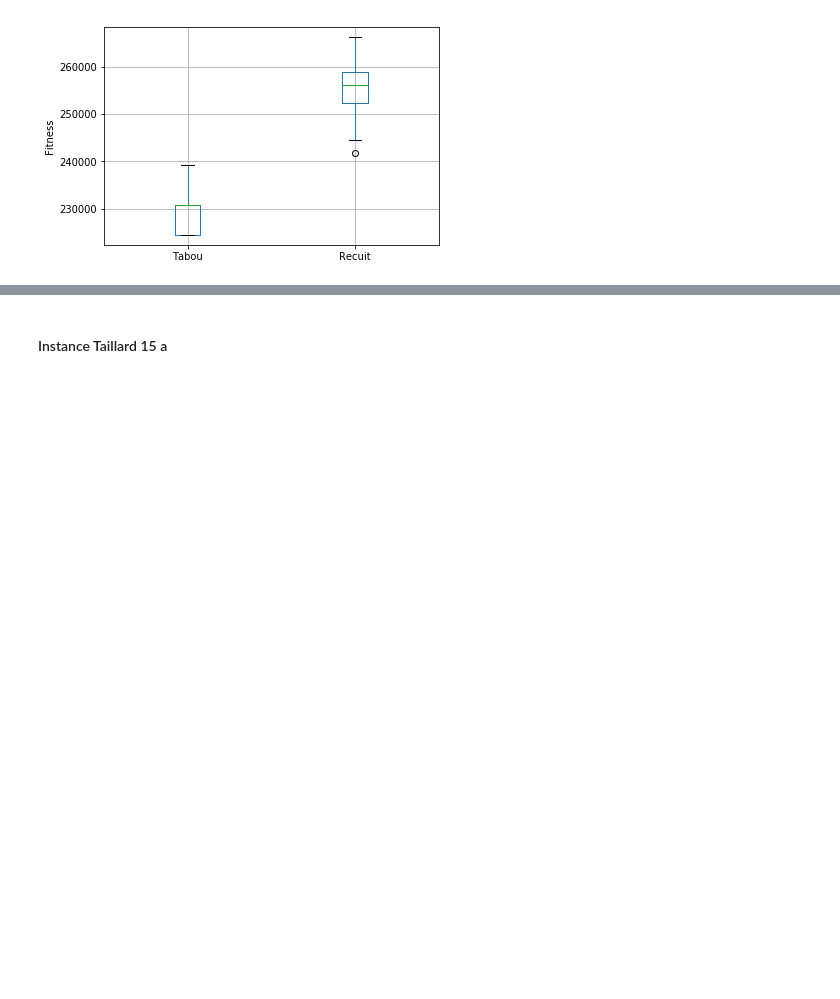
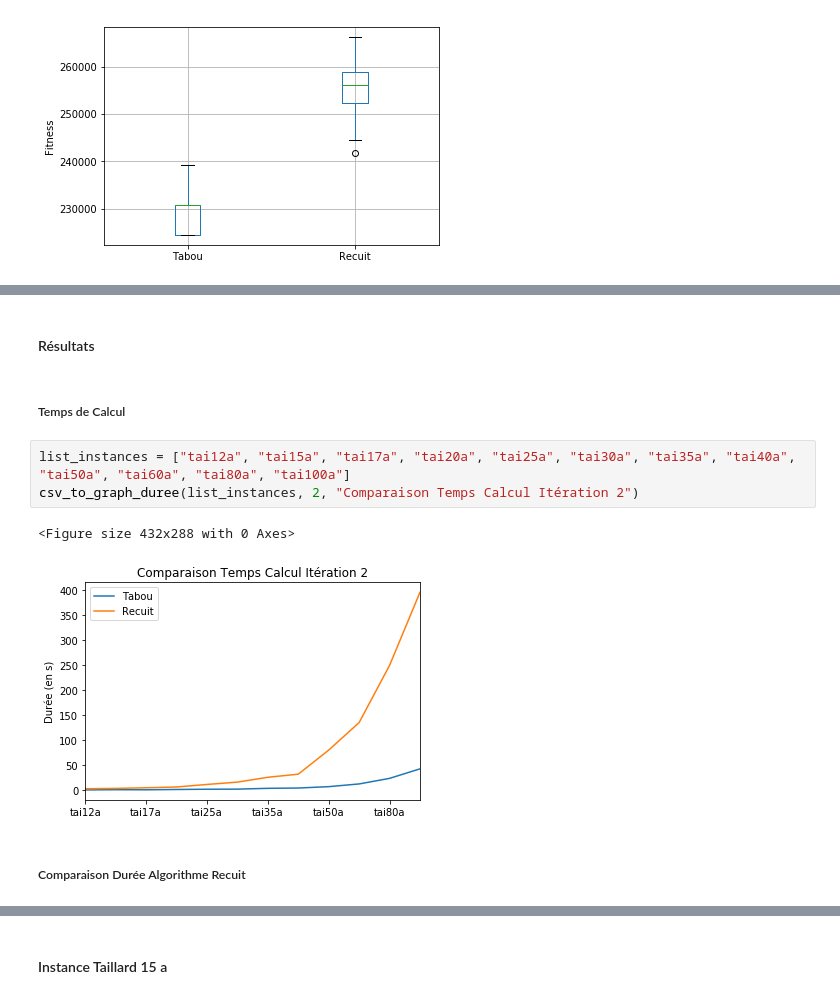
Before and after one commit to Ruseur/QuadracticAssignmentProblem, a Jupyter notebook: QuadraticAssignmentProblem.ipynb, the cells around one changed output, grey strips where cells are left out. Drawn from its saved outputs; the diff is of its cells as text; blank space fills up the shorter version.

```diff
--- a/QuadraticAssignmentProblem.ipynb
+++ b/QuadraticAssignmentProblem.ipynb
@@ -420,0 +563,12 @@ csv_to_boxplot('tai12a',1)
+# %% [markdown]
+#### Résultats
+# %% [markdown]
+##### Temps de Calcul
+# %%
+list_instances = ["tai12a", "tai15a", "tai17a", "tai20a", "tai25a", "tai30a", "tai35a", "tai40a", "tai50a", "tai60a", "tai80a", "tai100a"]
+csv_to_graph_duree(list_instances, 2, "Comparaison Temps Calcul Itération 2")
+# %% [output]
+<Figure size 432x288 with 0 Axes>
+[figure, added]
+# %% [markdown]
+##### Comparaison Durée Algorithme Recuit
```
Also changed, not shown: parts of 105 cells of this notebook, 29 other files.
